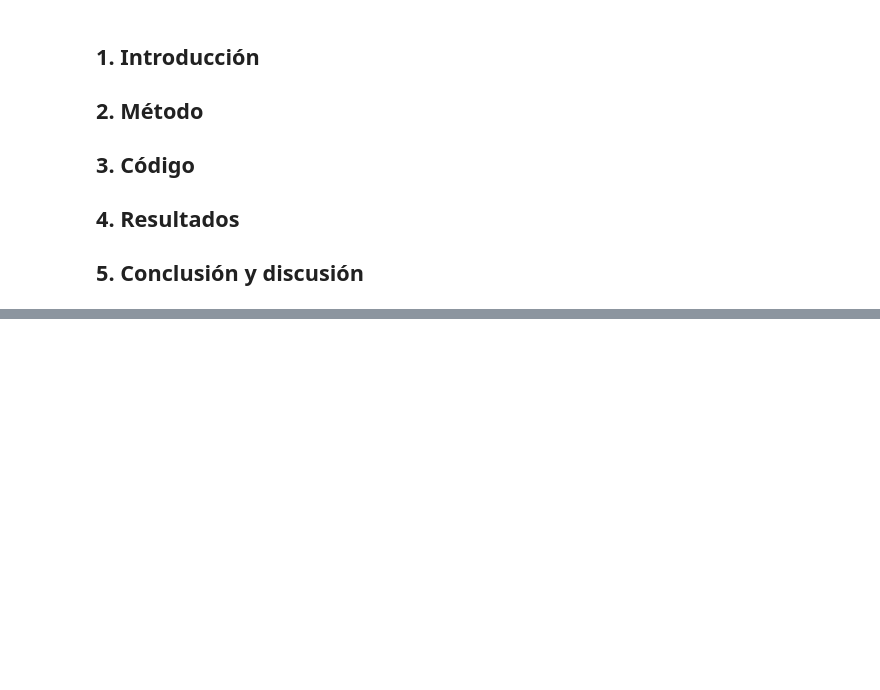
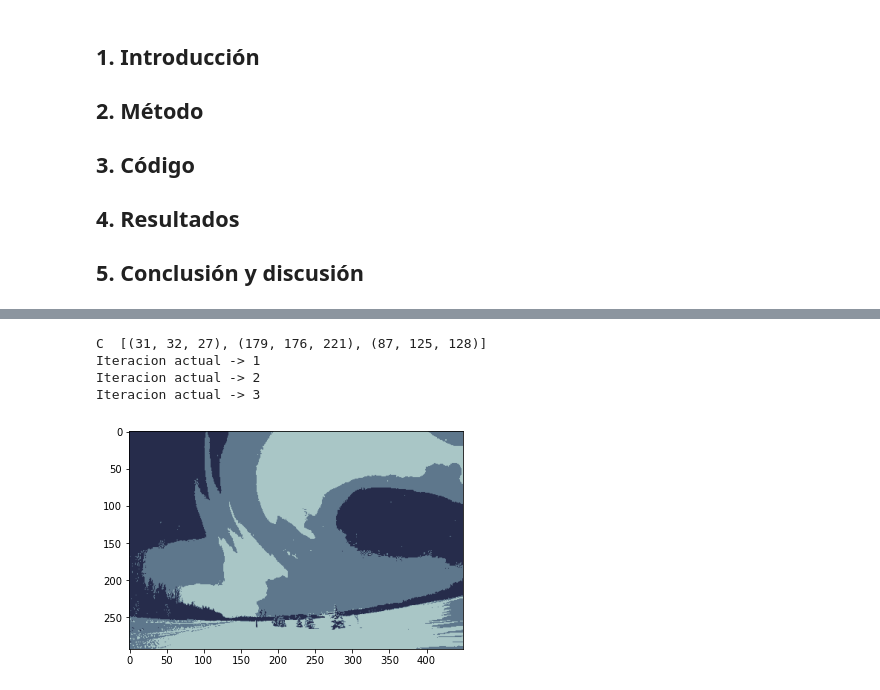
Before and after one commit to VivianGomez/t3_segmentation, a Jupyter notebook: t3_segmentation.ipynb, the cells around one changed output, grey strips where cells are left out. Saved outputs shown, nothing was run; the diff lists cells and outputs as text; code cells hidden in the pictures; blank space fills up the shorter version.

```diff
--- a/t3_segmentation.ipynb
+++ b/t3_segmentation.ipynb
@@ -28,0 +43,8 @@ segmented_imgs_grayscale = seg.segmentation_demo(img, gray=True)
+# %%
+segmented_imgs = seg.kmeans(3, img, 25, 5, False, [(31, 32, 27), (179, 176, 221), (87, 125, 128)])
+# %% [output]
+C  [(31, 32, 27), (179, 176, 221), (87, 125, 128)]
+Iteracion actual -> 1
+Iteracion actual -> 2
+Iteracion actual -> 3
+[figure, added]
```
Also changed, not shown: parts of 6 cells of this notebook, 2 other files.
